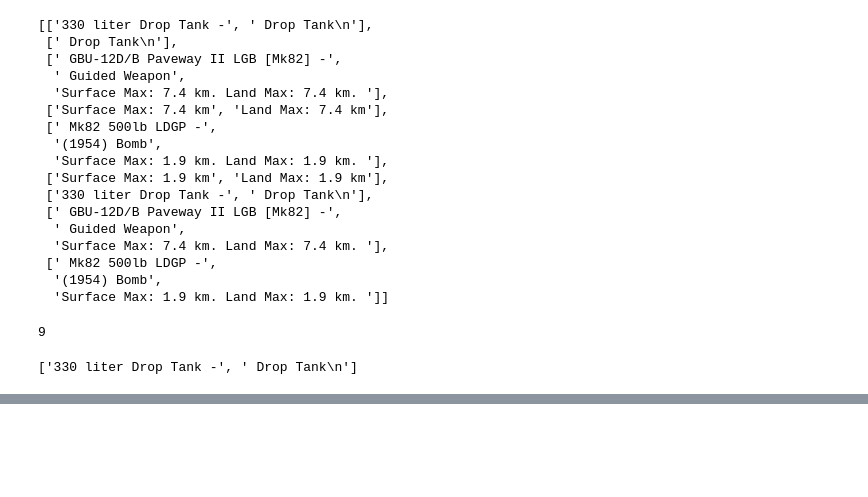
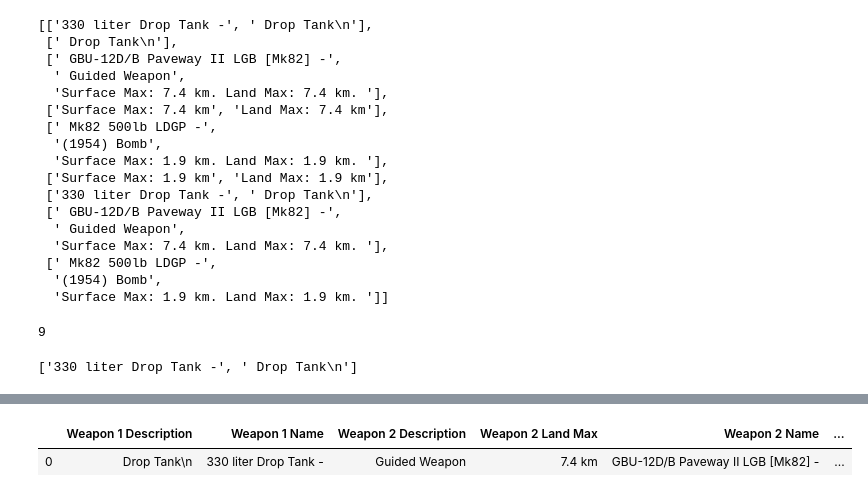
Before and after one commit to ashwineepandey/scrape-cmano, a Jupyter notebook: notebooks/explore_scraping_cmano_3.ipynb, the cells around one changed output, grey strips where cells are left out. Cells and saved outputs as stored; diff of their text form; code cells hidden in the pictures; blank space fills up the shorter version.

Commit message:
add capability for scraping table 3

```diff
--- a/notebooks/explore_scraping_cmano_3.ipynb
+++ b/notebooks/explore_scraping_cmano_3.ipynb
@@ -267,0 +358,10 @@ def read_table_three(soup, table_number):
+# %%
+weapon_keys = []
+weapon_values = []
+
+for j in range(len(_sublist_2)):
+    _sublist_3 = _sublist_2[j].split(":")
+    weapon_key = f"Weapon {i+1} {_sublist_3[0]}"
+    weapon_value = _sublist_3[1]
+    weapon_keys.append(weapon_key)
+    weapon_values.append(weapon_value)
@@ -267,0 +393,2 @@ def read_table_three(soup, table_number):
+# %%
+table_number = 2
@@ -267,0 +456,8 @@ def read_table_three(soup, table_number):
+# %%
+flat_list = _read_table(table_number, soup)
+
+_list = []
+dict_keys = []
+dict_values = []
+
+next_line_pattern = '\\n[\\t]+'
@@ -267,0 +528,9 @@ def read_table_three(soup, table_number):
+# %%
+_dict = dict(zip(dict_keys, dict_values))
+
+df_table_3 = pd.DataFrame().append(_dict, ignore_index=True)
+# %%
+df_table_3
+# %% [output]
+|  | Weapon 1 Description | Weapon 1 Name | Weapon 2 Description | Weapon 2 Land Max | Weapon 2 Name | ... |
+| 0 | Drop Tank\n | 330 liter Drop Tank - | Guided Weapon | 7.4 km | GBU-12D/B Paveway II LGB [Mk82] - | ... |
```
Also changed, not shown: parts of 31 cells of this notebook, 4 other files.
